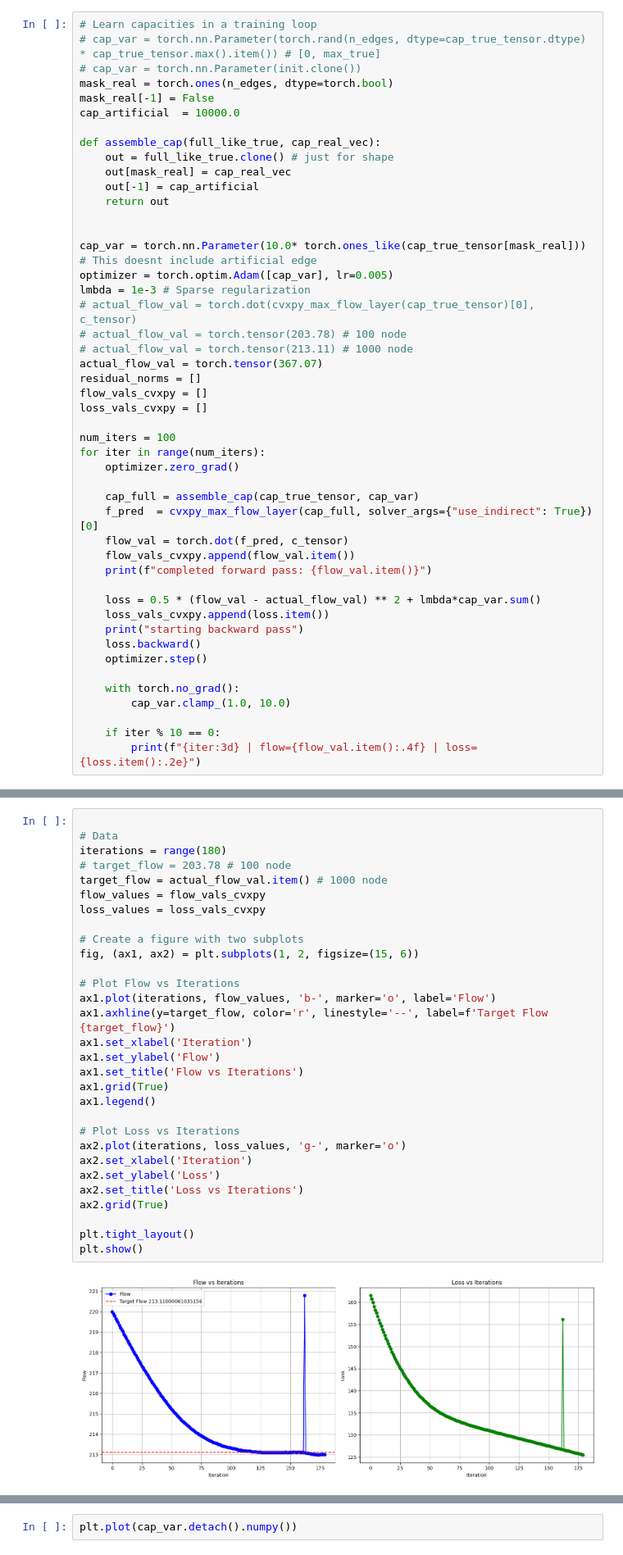
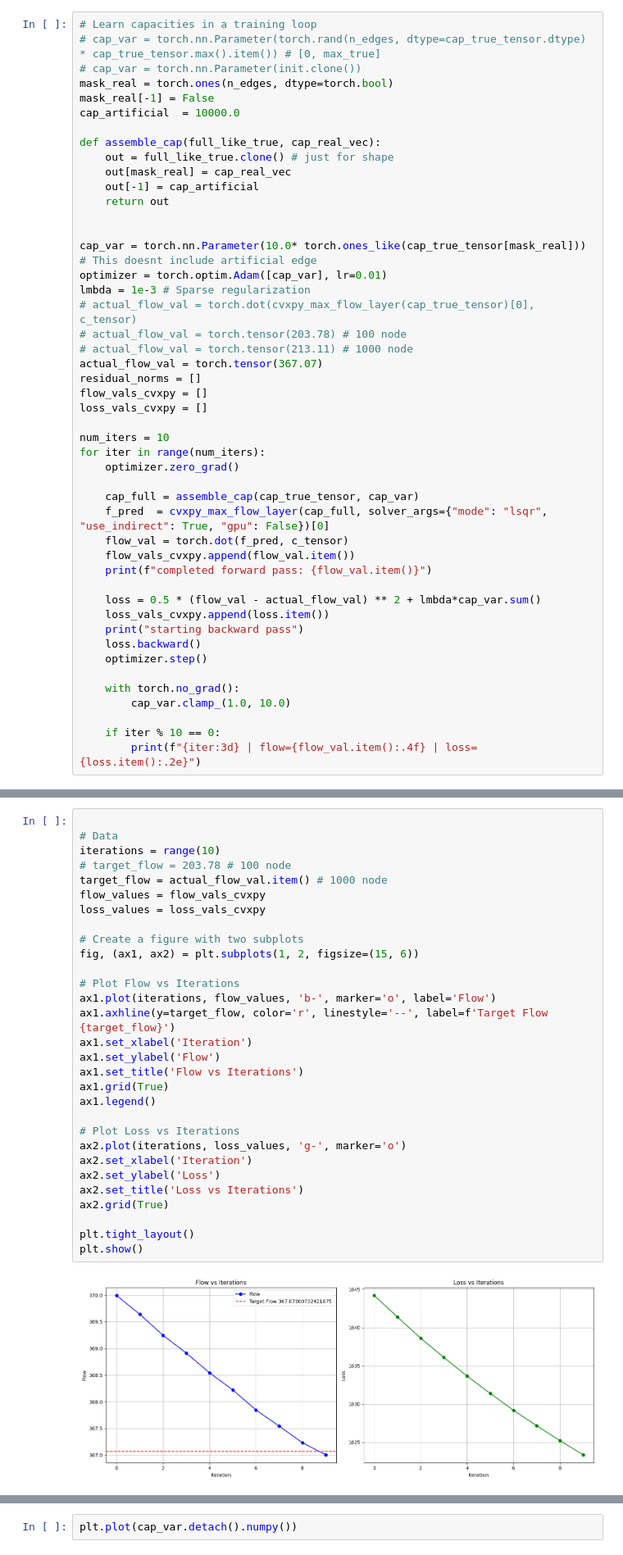
Before and after one commit to degleris1/zap, a Jupyter notebook: cone_notebooks/max_flow_layer.ipynb, the cells around one changed output, grey strips where cells are left out. Shown at 82% size. Drawn from its saved outputs; the diff is of its cells as text.

Commit message:
layer wip

```diff
--- a/cone_notebooks/max_flow_layer.ipynb
+++ b/cone_notebooks/max_flow_layer.ipynb
@@ -81,7 +121,7 @@ def assemble_cap(full_like_true, cap_real_vec):
 
 
 cap_var = torch.nn.Parameter(10.0* torch.ones_like(cap_true_tensor[mask_real])) # This doesnt include artificial edge
-optimizer = torch.optim.Adam([cap_var], lr=0.005)
+optimizer = torch.optim.Adam([cap_var], lr=0.01)
 lmbda = 1e-3 # Sparse regularization
 # actual_flow_val = torch.dot(cvxpy_max_flow_layer(cap_true_tensor)[0], c_tensor)
 # actual_flow_val = torch.tensor(203.78) # 100 node
@@ -91,12 +131,12 @@ residual_norms = []
 flow_vals_cvxpy = []
 loss_vals_cvxpy = []
 
-num_iters = 100
+num_iters = 10
 for iter in range(num_iters):
     optimizer.zero_grad()
 
     cap_full = assemble_cap(cap_true_tensor, cap_var)
-    f_pred  = cvxpy_max_flow_layer(cap_full, solver_args={"use_indirect": True})[0]
+    f_pred  = cvxpy_max_flow_layer(cap_full, solver_args={"mode": "lsqr", "use_indirect": True, "gpu": False})[0]
     flow_val = torch.dot(f_pred, c_tensor)
     flow_vals_cvxpy.append(flow_val.item())
     print(f"completed forward pass: {flow_val.item()}")
@@ -118,32 +173,32 @@ starting backward pass
 # %%
 
 # Data
-iterations = range(180)
+iterations = range(10)
 # target_flow = 203.78 # 100 node
 target_flow = actual_flow_val.item() # 1000 node
 flow_values = flow_vals_cvxpy
 loss_values = loss_vals_cvxpy
 
 # Create a figure with two subplots
 fig, (ax1, ax2) = plt.subplots(1, 2, figsize=(15, 6))
 
 # Plot Flow vs Iterations
 ax1.plot(iterations, flow_values, 'b-', marker='o', label='Flow')
 ax1.axhline(y=target_flow, color='r', linestyle='--', label=f'Target Flow {target_flow}')
 ax1.set_xlabel('Iteration')
 ax1.set_ylabel('Flow')
 ax1.set_title('Flow vs Iterations')
 ax1.grid(True)
 ax1.legend()
 
 # Plot Loss vs Iterations
 ax2.plot(iterations, loss_values, 'g-', marker='o')
 ax2.set_xlabel('Iteration')
 ax2.set_ylabel('Loss')
 ax2.set_title('Loss vs Iterations')
 ax2.grid(True)
 
 plt.tight_layout()
 plt.show()
 # %% [output]
-[figure, old version]
+[figure, new version]
```
Also changed, not shown: parts of 7 cells of this notebook, 6 other files.
